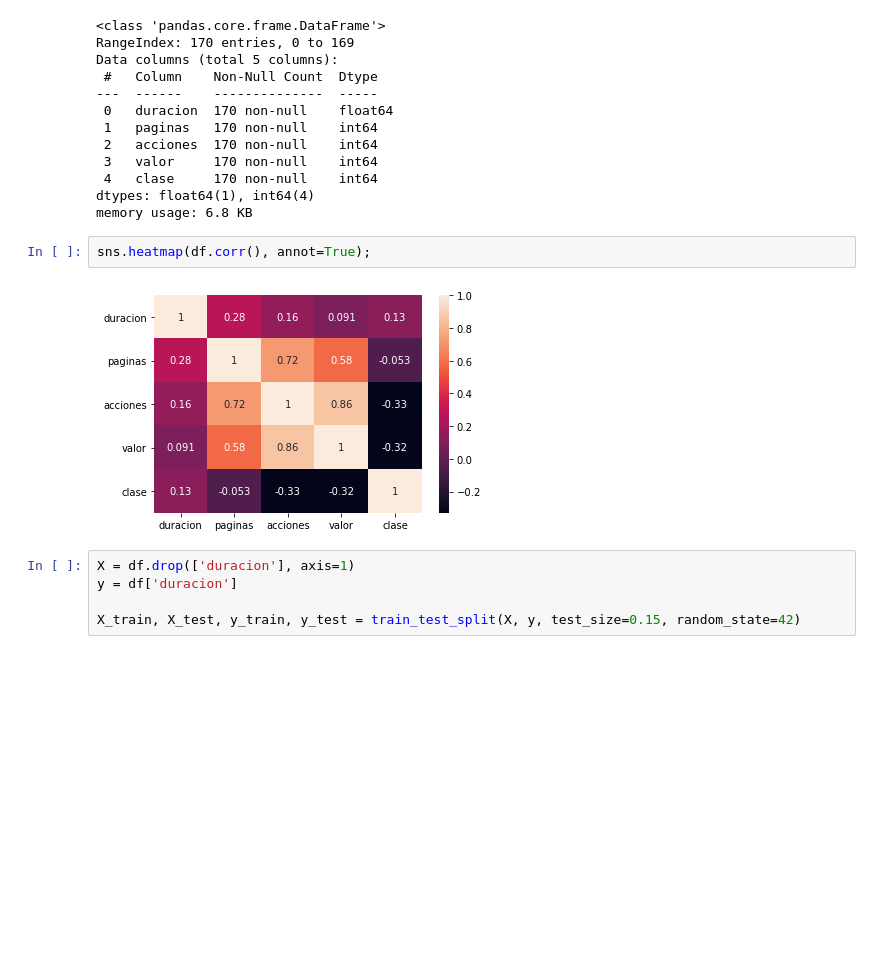
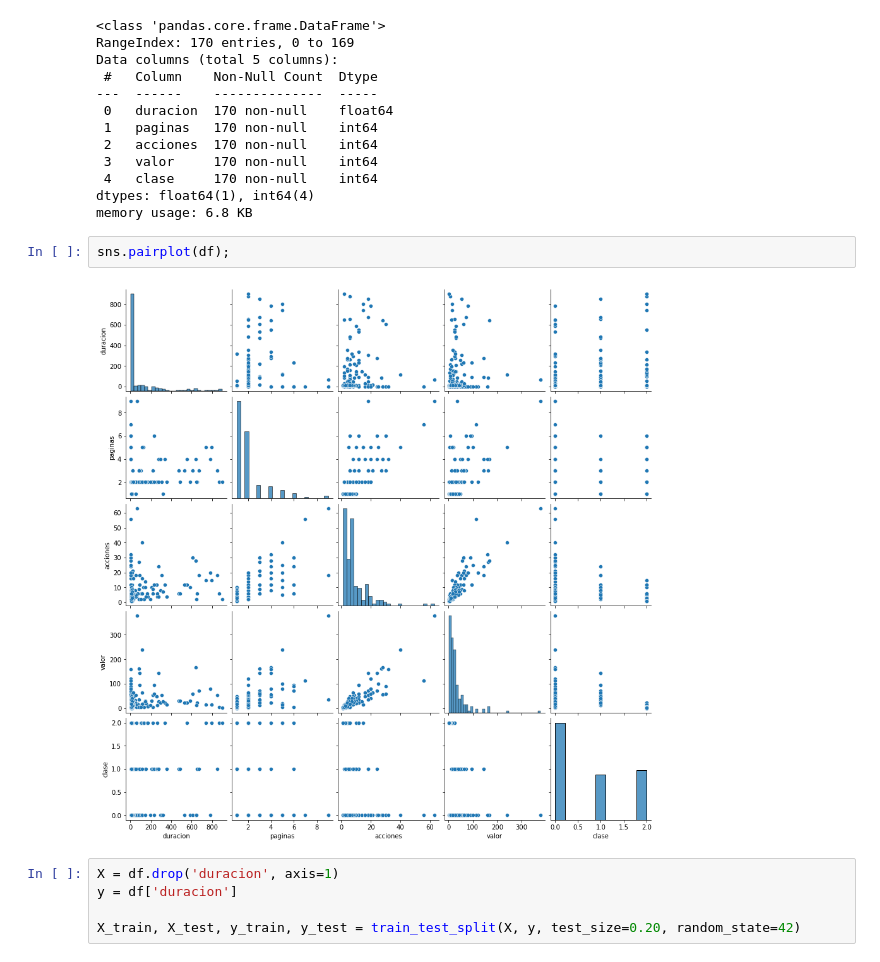
Before and after one commit to arturogzm93/arturo_the_bridge, a Jupyter notebook: 3-Machine Learning/1-Supervisado/3-Logistic Regression/ejercicios/1.multinominal_regression.ipynb, the cells around one changed output. Drawn from its saved outputs; the diff is of its cells as text; blank space fills up the shorter version.

```diff
--- a/3-Machine Learning/1-Supervisado/3-Logistic Regression/ejercicios/1.multinominal_regression.ipynb
+++ b/3-Machine Learning/1-Supervisado/3-Logistic Regression/ejercicios/1.multinominal_regression.ipynb
@@ -41,15 +41,15 @@ Data columns (total 5 columns):
  4   clase     170 non-null    int64
 dtypes: float64(1), int64(4)
 memory usage: 6.8 KB
-# %%
-sns.heatmap(df.corr(), annot=True);
-# %% [output]
-[figure, removed]
+# %%
+sns.pairplot(df);
+# %% [output]
+[figure, added]
 # %%
-X = df.drop(['duracion'], axis=1)
+X = df.drop('duracion', axis=1)
 y = df['duracion']
 
-X_train, X_test, y_train, y_test = train_test_split(X, y, test_size=0.15, random_state=42)
+X_train, X_test, y_train, y_test = train_test_split(X, y, test_size=0.20, random_state=42)
 # %%
 lin_reg = LinearRegression()
 lin_reg.fit(X_train, y_train)
```
Also changed, not shown: parts of 8 cells of this notebook, 5 other files.
